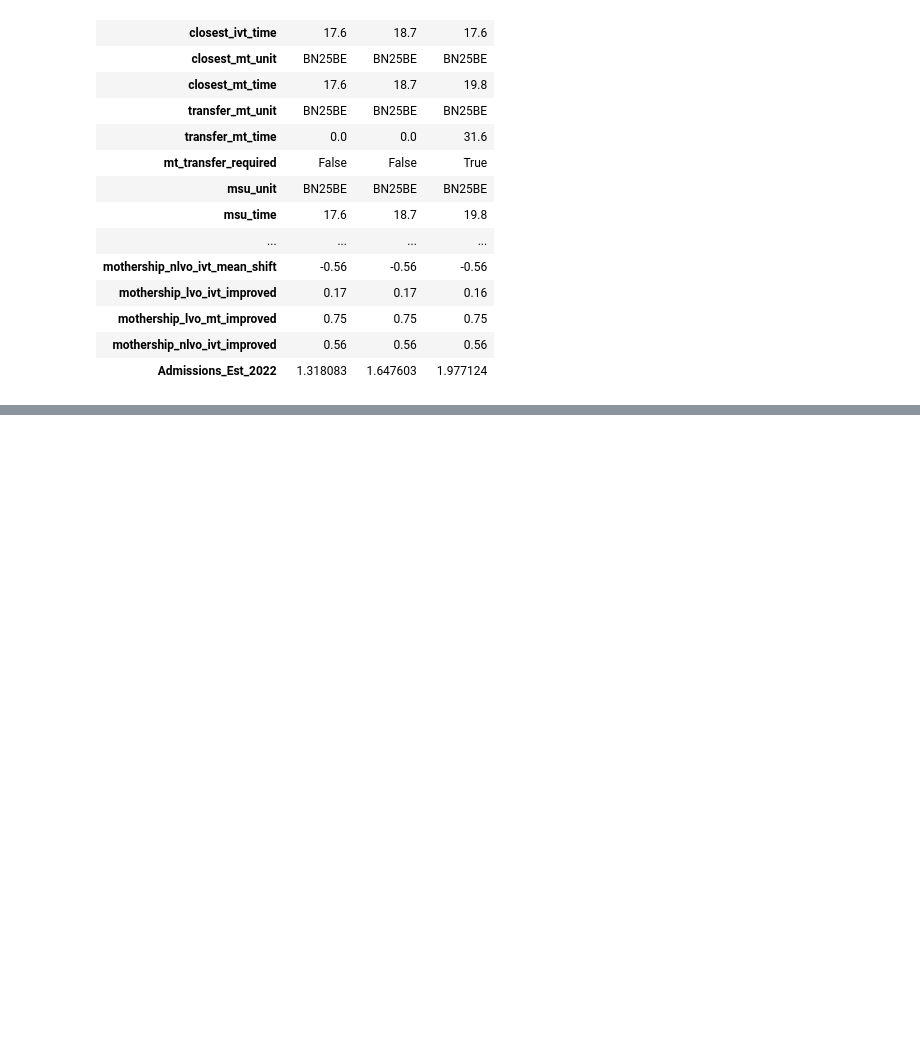
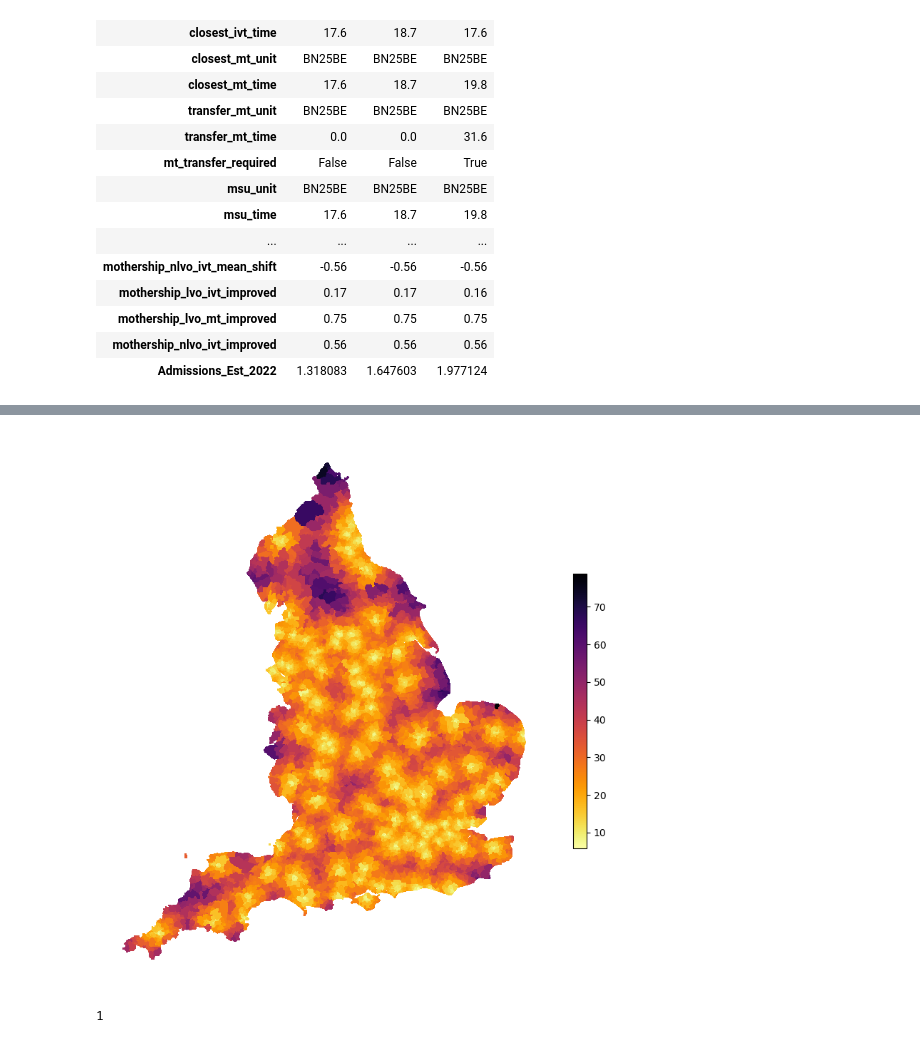
Before and after one commit to stroke-optimist/deterministic_geographic_model, a Jupyter notebook: model_1/lsoa_analysis.ipynb, the cells around one changed output, grey strips where cells are left out. Cells and saved outputs as stored; diff of their text form; code cells hidden in the pictures; blank space fills up the shorter version.

```diff
--- a/model_1/lsoa_analysis.ipynb
+++ b/model_1/lsoa_analysis.ipynb
@@ -68,0 +71,4 @@ pd.set_option('display.max_rows', 150)
+# %%
+filename = "zip://./data/Lower_layer_super_output_areas_(E+W)_2011_Boundaries_(Generalised_Clipped)_V2.zip"
+lsoa_gdf = geopandas.read_file(filename, crs='EPSG:27700')
+lsoa_gdf.head()
@@ -93,3 +106,9 @@ lsoa_data.head(3).T
 | mothership_lvo_mt_improved | 0.75 | 0.75 | 0.75 |
 | mothership_nlvo_ivt_improved | 0.56 | 0.56 | 0.56 |
 | Admissions_Est_2022 | 1.318083 | 1.647603 | 1.977124 |
+# %%
+# Merge with shape file
+
+#lsoa_data_gdf = lsoa_data.merge(lsoa_gdf, left_on='lsoa', right_on='LSOA11NM', how='left')
+lsoa_data_gdf = lsoa_gdf.merge(lsoa_data, left_on='LSOA11NM', right_on='lsoa', how='left')
+lsoa_data_gdf.head()
@@ -95,0 +123,23 @@ lsoa_data.head(3).T
+# %%
+fig, ax = plt.subplots(figsize=(10, 10)) # Make max dimensions 10x10 inch
+lsoa_data_gdf.plot(ax=ax, # Set which axes to use for plot (only one here)
+                 column='closest_ivt_time',#'mothership_lvo_ivt_added_utility', # Column to apply colour
+                 antialiased=False, # Avoids artifact boundry lines
+                 edgecolor='face', # Make LSOA boundry same colour as area
+                 #vmin=0, # Manual scale min (remove to make automatic)
+                 #vmax=70, # Manual scale max (remove to make automatic)
+                 cmap='inferno_r', # Colour map to use
+                 # Adjust size of colourmap key, and add label
+                 legend_kwds={'shrink':0.5, 'label':''},
+                 # Set to display legend
+                 legend=True)
+ax.set_axis_off() # Turn of axis linea dn numbers
+#plt.savefig('map.jpg', dpi=300) # Save figure
+plt.show()
+# %% [output]
+[figure, added]
+# %%
+mask = lsoa_data_gdf['mothership_lvo_ivt_added_utility'] < 0
+mask.sum()
+# %% [output]
+1
```
Also changed, not shown: parts of 6 cells of this notebook, 2 other files.
